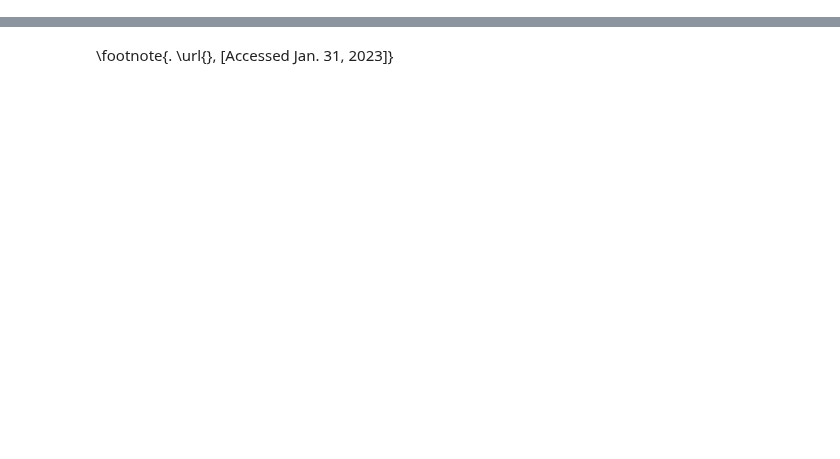
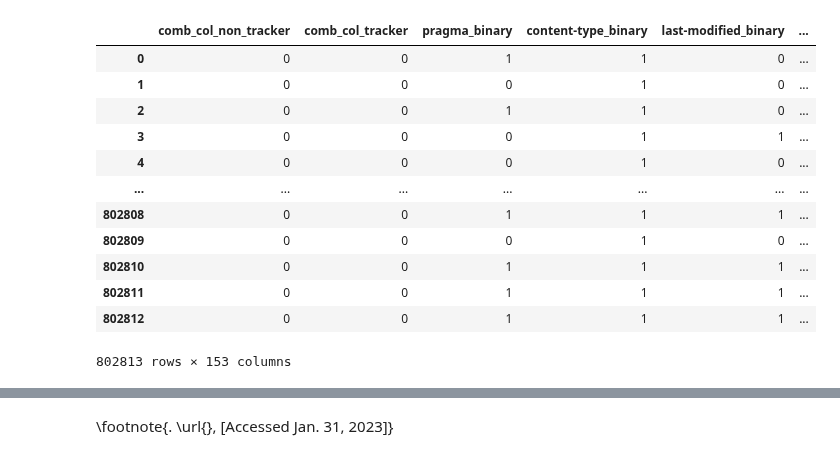
Before and after one commit to wolfrieder/http-response-classifier, a Jupyter notebook: notebooks/modeling_final.ipynb, the cells around one changed output, grey strips where cells are left out. Drawn from its saved outputs; the diff is of its cells as text; code cells hidden in the pictures; blank space fills up the shorter version.

```diff
--- a/notebooks/modeling_final.ipynb
+++ b/notebooks/modeling_final.ipynb
@@ -43 +69,17 @@ test_data = pd.read_parquet('../data/processed/brave/08_12_2022/test_set_all_pro
+# %%
+test_data
+# %% [output]
+|  | comb_col_non_tracker | comb_col_tracker | pragma_binary | content-type_binary | last-modified_binary | ... |
+| 0 | 0 | 0 | 1 | 1 | 0 | ... |
+| 1 | 0 | 0 | 0 | 1 | 0 | ... |
+| 2 | 0 | 0 | 1 | 1 | 0 | ... |
+| 3 | 0 | 0 | 0 | 1 | 1 | ... |
+| 4 | 0 | 0 | 0 | 1 | 0 | ... |
+| ... | ... | ... | ... | ... | ... | ... |
+| 802808 | 0 | 0 | 1 | 1 | 1 | ... |
+| 802809 | 0 | 0 | 0 | 1 | 0 | ... |
+| 802810 | 0 | 0 | 1 | 1 | 1 | ... |
+| 802811 | 0 | 0 | 1 | 1 | 1 | ... |
+| 802812 | 0 | 0 | 1 | 1 | 1 | ... |
+802813 rows × 153 columns
 # %%
```
Also changed, not shown: parts of 48 cells of this notebook, 11 other files.
